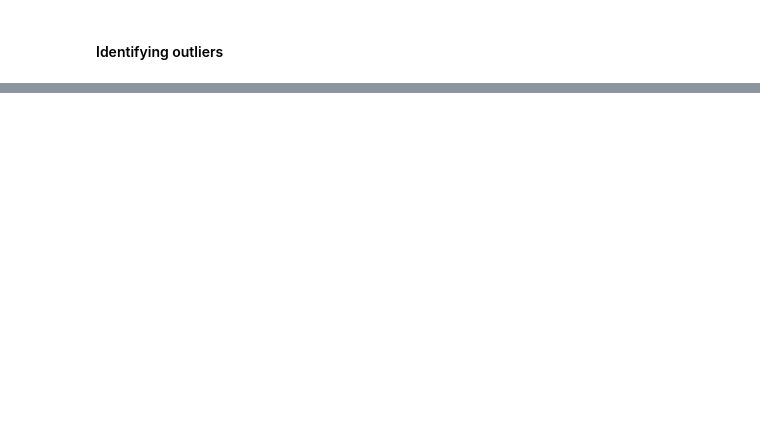
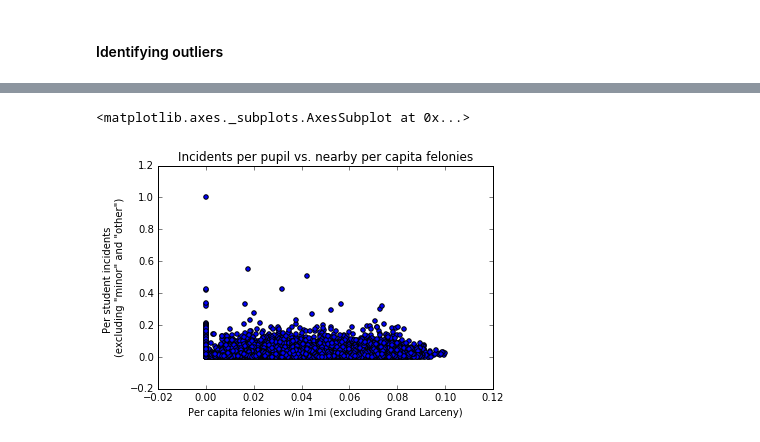
Before and after one commit to mmillervedam/INFOW18_FinalProject, a Jupyter notebook: Final Project Notebook.ipynb, the cells around one changed output, grey strips where cells are left out. Drawn from its saved outputs; the diff is of its cells as text; code cells hidden in the pictures; blank space fills up the shorter version.

```diff
--- a/Final Project Notebook.ipynb
+++ b/Final Project Notebook.ipynb
@@ -1075,3 +1163,24 @@ plt.title('Histogram of Felonies w/in 1 mile radius of a school.')
+# %%
+# Scatter plot of incidents per pupil (excluding outlying 'minor' and 'other' values)
+# vs nearby (non_larceny) crime adjusted by borough density
+
+# x = per capita non larceny crime w/in a mile (adjusted using borough density)
+pop_density = (borough_df['2010 Population']/borough_df['Area(sq mi)']).to_dict()
+pop_density = {k.title(): pop_density[k] for k in pop_density.keys()}
+xname = 'Per capita felonies w/in 1mi (excluding Grand Larceny)'
+school_df[xname] = school_df[NON_LARCENY_COLS].sum(axis=1) / school_df.County.map(pop_density)
+
+# y = non'other' and 'minor' VADIR incidents adjusted for school pop
+NON_OTHER_INCIDENT_CAT = ['Assault','Bomb Threat, Riot, Arson','Sex Offenses, Kidnpping, Homicide',
+                          'Burglary, Robbery, Theft', 'Criminal Mischief, Reckless Endangerment',
+                          'Bullying','Alcohol or Drug Possession', 'Weapon Possession']
+yname = 'Per student incidents \n(excluding "minor" and "other")'
+school_df[yname] = school_df[NON_OTHER_INCIDENT_CAT].sum(axis=1) / school_df.Enrollment
+
+school_df.plot(x=xname, y=yname, kind='scatter', title='Incidents per pupil vs. nearby per capita felonies')
+# %% [output]
+<matplotlib.axes._subplots.AxesSubplot at 0x...>
+[figure, added]
 # %%
 # Create bins by Local Felonies and plot average number of school incidents for each bin
 # %%
```
Also changed, not shown: parts of 22 cells of this notebook.
